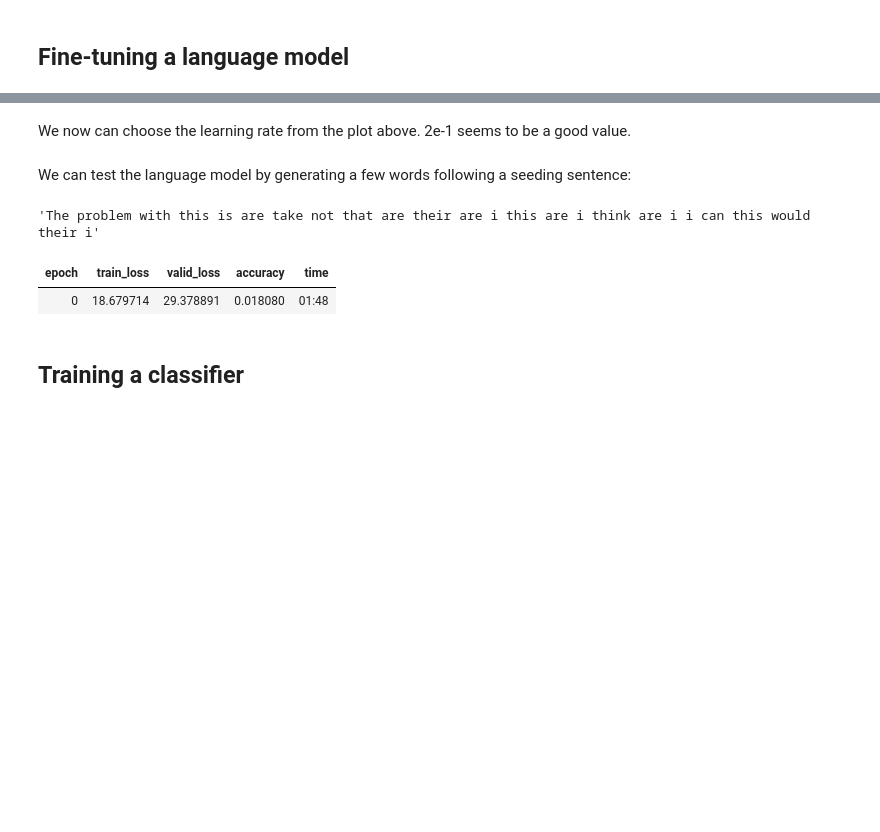
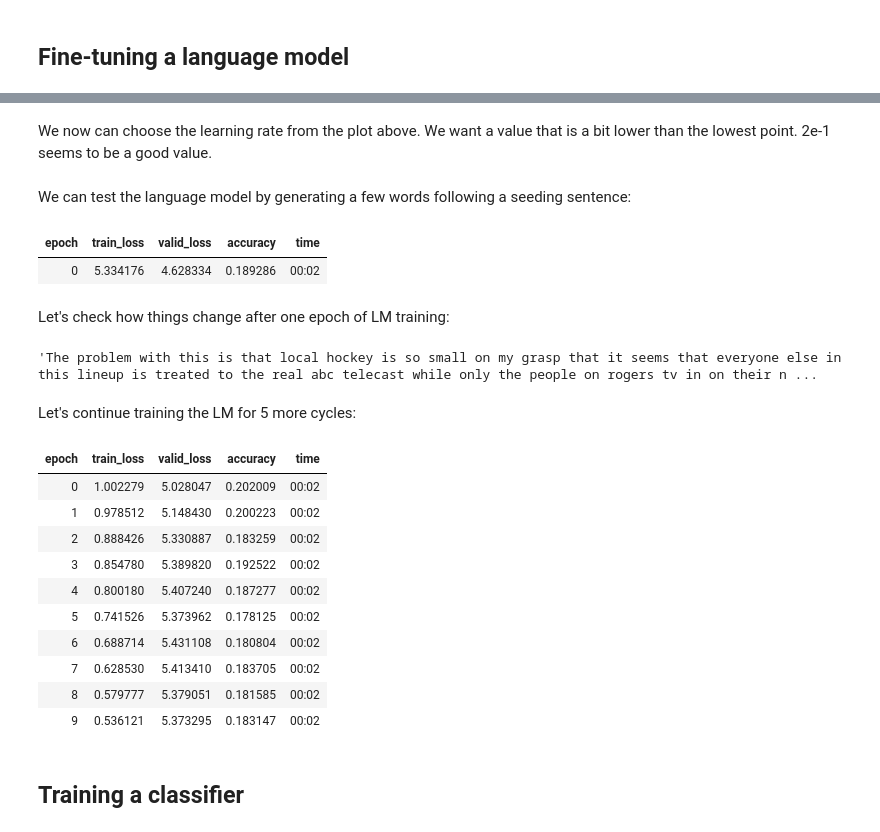
Before and after one commit to omriallouche/text_classification_from_zero_to_hero, a Jupyter notebook: notebooks/ulmfit.ipynb, the cells around one changed output, grey strips where cells are left out. Drawn from its saved outputs; the diff is of its cells as text; code cells hidden in the pictures; blank space fills up the shorter version.

```diff
--- a/notebooks/ulmfit.ipynb
+++ b/notebooks/ulmfit.ipynb
@@ -49,3 +57,3 @@ df_trn.head()
 # %%
 batch_size = 16
-path = '../models/'
+path = ''
@@ -59,0 +67,4 @@ df_val = df_val[['text', 'label']]
+# %%
+df_lm_train = pd.read_csv('data/20newsgroups.csv')
+df_lm_valid = df_lm_all.sample(frac=0.2, random_state=0)
+df_lm_train = df_lm_train.drop(df_lm_valid.index)
@@ -60,9 +73,10 @@ df_val = df_val[['text', 'label']]
 # %%
 # Language model data
 print('Getting languge model data...')
-if os.path.exists(path+'/'):
+if not os.path.exists(path+'/data_lm_export.pkl'):
     data_lm = TextLMDataBunch.from_df(
-        train_df=df_all,
+        train_df=df_lm_train,
+        valid_df=df_lm_valid,
         path=path,
         label_cols='label',
         text_cols='text')
@@ -98,2 +114,2 @@ LR Finder is complete, type {learner_name}.recorder.plot() to see the graph.
 # %% [markdown]
-We now can choose the learning rate from the plot above. 2e-1 seems to be a good value.
+We now can choose the learning rate from the plot above. We want a value that is a bit lower than the lowest point. 2e-1 seems to be a good value.
@@ -101,0 +118,2 @@ lr = 2e-1
+# %% [markdown]
+We can test the language model by generating a few words following a seeding sentence:
@@ -102,15 +122,28 @@ lr = 2e-1
 # %%
 # train the learner object
 lm_learn.fit_one_cycle(cyc_len=1, max_lr=lr)
+# %% [output]
+| epoch | train_loss | valid_loss | accuracy | time |
+| 0 | 5.334176 | 4.628334 | 0.189286 | 00:02 |
-# %% [markdown]
-We can test the language model by generating a few words following a seeding sentence:
+# %% [markdown]
+Let's check how things change after one epoch of LM training:
 # %%
-lm_learn.predict("The problem with this is", n_words=20)
+lm_learn.predict("The problem with this is", n_words=40)
 # %% [output]
-'The problem with this is are take not that are their are i this are i think are i i can this would their i'
+'The problem with this is that local hockey is so small on my grasp that it seems that everyone else in this lineup is treated to the real abc telecast while only the people on rogers tv in on their n ...
+# %% [markdown]
+Let's continue training the LM for 5 more cycles:
 # %%
-lm_learn.unfreeze()
-lm_learn.fit_one_cycle(cyc_len=10, max_lr=lr)
+lm_learn.fit_one_cycle(cyc_len=5, max_lr=lr)
 # %% [output]
 | epoch | train_loss | valid_loss | accuracy | time |
-| 0 | 18.679714 | 29.378891 | 0.018080 | 01:48 |
+| 0 | 1.002279 | 5.028047 | 0.202009 | 00:02 |
+| 1 | 0.978512 | 5.148430 | 0.200223 | 00:02 |
+| 2 | 0.888426 | 5.330887 | 0.183259 | 00:02 |
+| 3 | 0.854780 | 5.389820 | 0.192522 | 00:02 |
+| 4 | 0.800180 | 5.407240 | 0.187277 | 00:02 |
+| 5 | 0.741526 | 5.373962 | 0.178125 | 00:02 |
+| 6 | 0.688714 | 5.431108 | 0.180804 | 00:02 |
+| 7 | 0.628530 | 5.413410 | 0.183705 | 00:02 |
+| 8 | 0.579777 | 5.379051 | 0.181585 | 00:02 |
+| 9 | 0.536121 | 5.373295 | 0.183147 | 00:02 |
```
Also changed, not shown: parts of 24 cells of this notebook, 2 other files.
